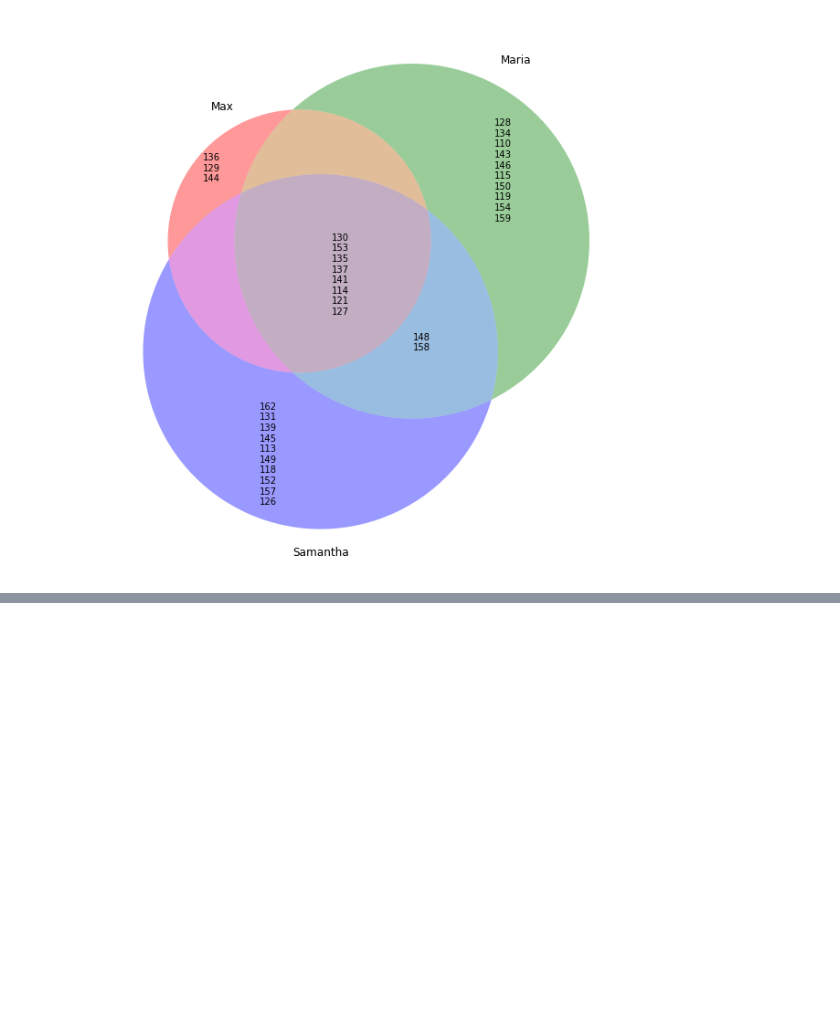
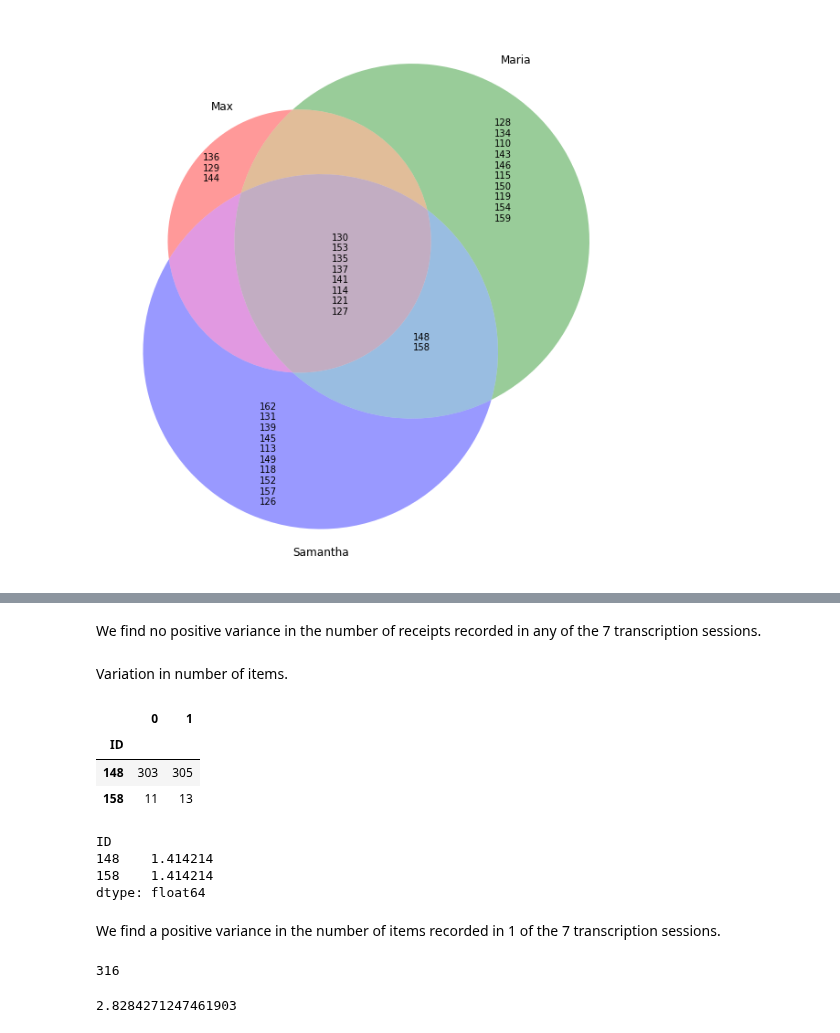
Before and after one commit to jjailer/grocery-receipt-data-cleaning, a Jupyter notebook: Scripts/variation_in_control.ipynb, the cells around one changed output, grey strips where cells are left out. Drawn from its saved outputs; the diff is of its cells as text; code cells hidden in the pictures; blank space fills up the shorter version.

```diff
--- a/Scripts/id_venn_diagram.ipynb
+++ b/Scripts/variation_in_control.ipynb
@@ -54,0 +174,29 @@ make_venn([set(df_max.ID.unique()), set(df_mar.ID.unique()), set(df_sam.ID.uniqu
+# %% [markdown]
+We find no positive variance in the number of receipts recorded in any of the 7 transcription sessions.
+# %% [markdown]
+Variation in number of items.
+# %%
+items_only_two = pd.concat([df.groupby(by=['ID', 'Session']).size() for df in dfs_only_two], axis=1).groupby(level=0).sum()
+display(items_only_two)
+# %% [output]
+|  | 0 | 1 |
+| ID |  |  |
+| 148 | 303 | 305 |
+| 158 | 11 | 13 |
+# %%
+items_only_two.std(axis=1)
+# %% [output]
+ID
+148    1.414214
+158    1.414214
+dtype: float64
+# %% [markdown]
+We find a positive variance in the number of items recorded in 1 of the 7 transcription sessions.
+# %%
+mean([df.shape[0] for df in dfs_only_two])
+# %% [output]
+316
+# %%
+stdev([df.shape[0] for df in dfs_only_two])
+# %% [output]
+2.8284271247461903
```
Also changed, not shown: parts of 22 cells of this notebook.
